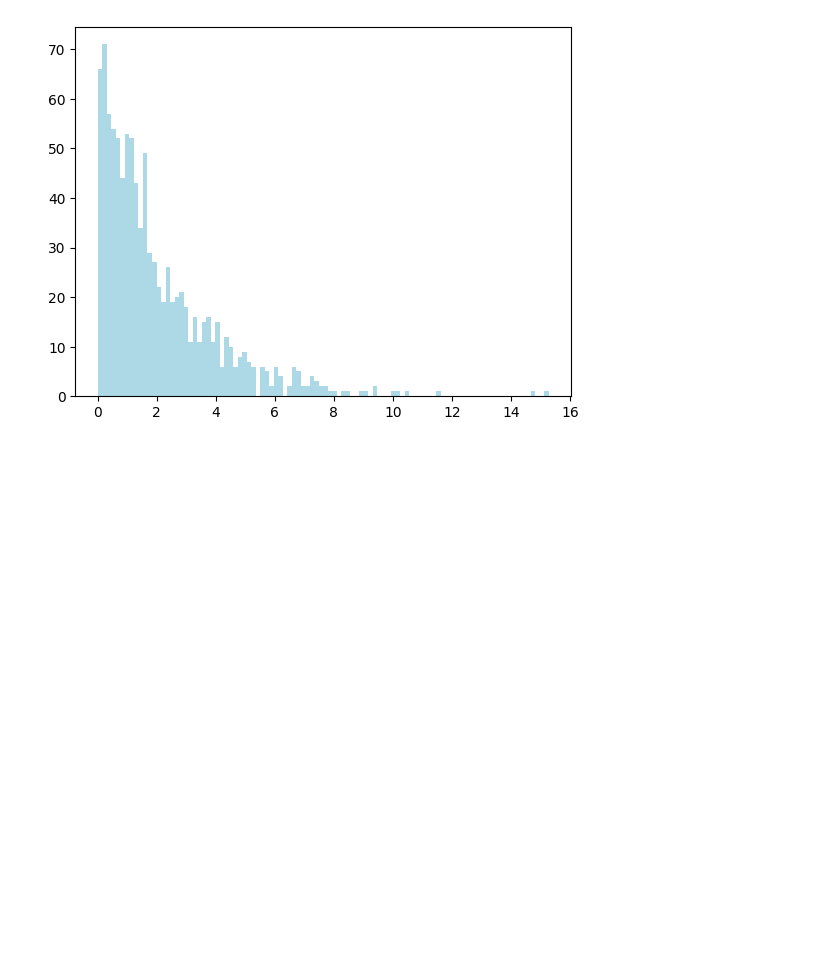
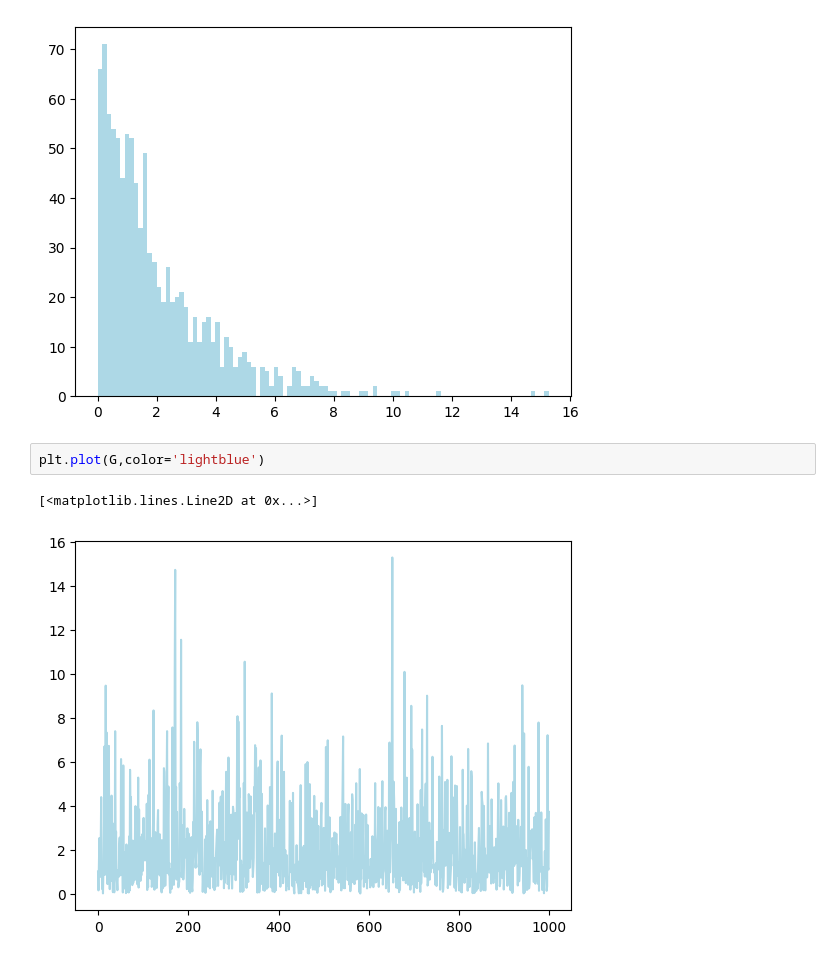
Before and after one commit to MaricelaMH/Simulacion-1, a Jupyter notebook: Distexpo.ipynb, the cells around one changed output. Drawn from its saved outputs; the diff is of its cells as text; blank space fills up the shorter version.

```diff
--- a/Distexpo.ipynb
+++ b/Distexpo.ipynb
@@ -90,3 +90,8 @@ plt.hist(G,bins=100,color='lightblue')
         1.52858283e+01]),
  <BarContainer object of 100 artists>)
 [figure]
+# %%
+plt.plot(G,color='lightblue')
+# %% [output]
+[<matplotlib.lines.Line2D at 0x...>]
+[figure, added]
```
